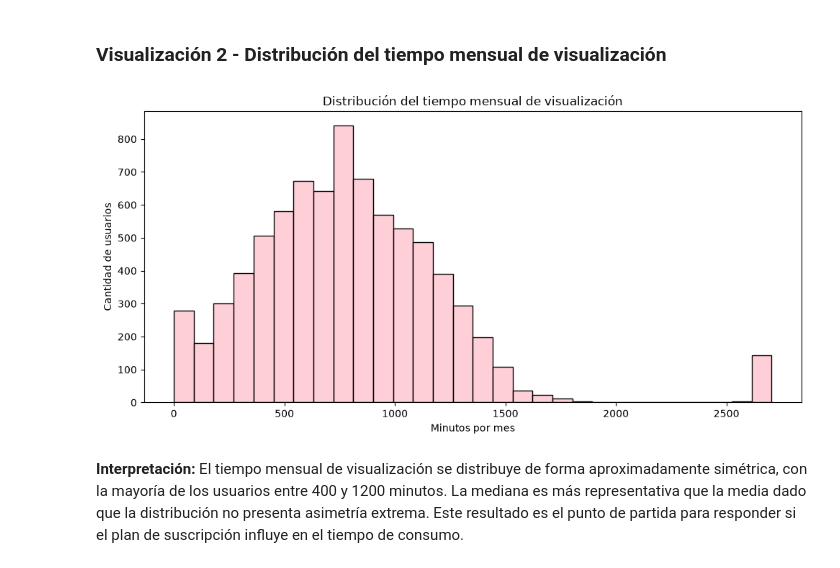
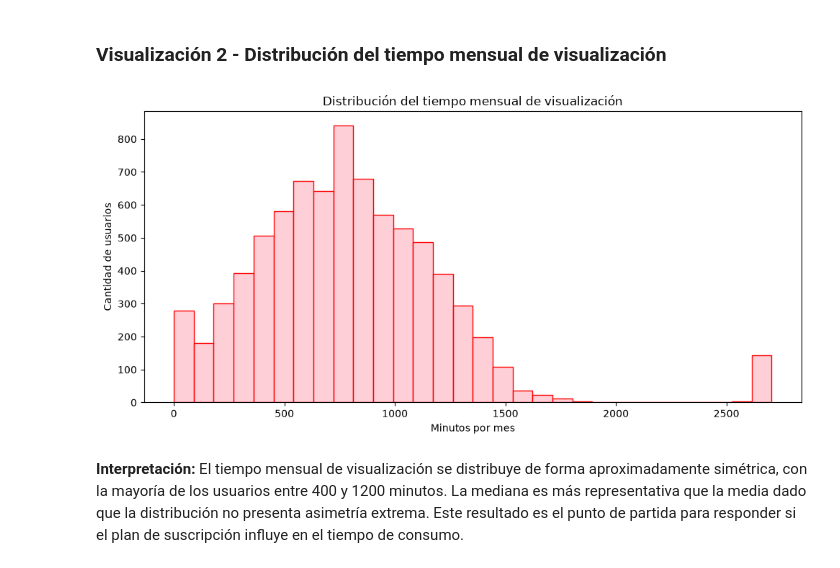
Before and after one commit to saracarolinalombardi-coder/PI_Mineria_Datos_1, a Jupyter notebook: notebooks/03_eda.ipynb, the cells around one changed output. Drawn from its saved outputs; the diff is of its cells as text; code cells hidden in the pictures.

```diff
--- a/notebooks/03_eda.ipynb
+++ b/notebooks/03_eda.ipynb
@@ -45,14 +45,14 @@ lo que deberá considerarse al analizar patrones de visualización.
 # %%
 # Distribución del tiempo mensual de visualización
 plt.figure(figsize=(10, 5))
-sns.histplot(df['monthly_watch_time_mins'], bins=30, color='pink', edgecolor='black')
+sns.histplot(df['monthly_watch_time_mins'], bins=30, color='pink', edgecolor='red')
 plt.title('Distribución del tiempo mensual de visualización')
 plt.xlabel('Minutos por mes')
 plt.ylabel('Cantidad de usuarios')
 plt.tight_layout()
 plt.show()
 # %% [output]
-[figure, old version]
+[figure, new version]
 # %% [markdown]
 **Interpretación:** El tiempo mensual de visualización se distribuye de forma
 aproximadamente simétrica, con la mayoría de los usuarios entre 400 y 1200
```
Also changed, not shown: parts of 2 cells of this notebook.
